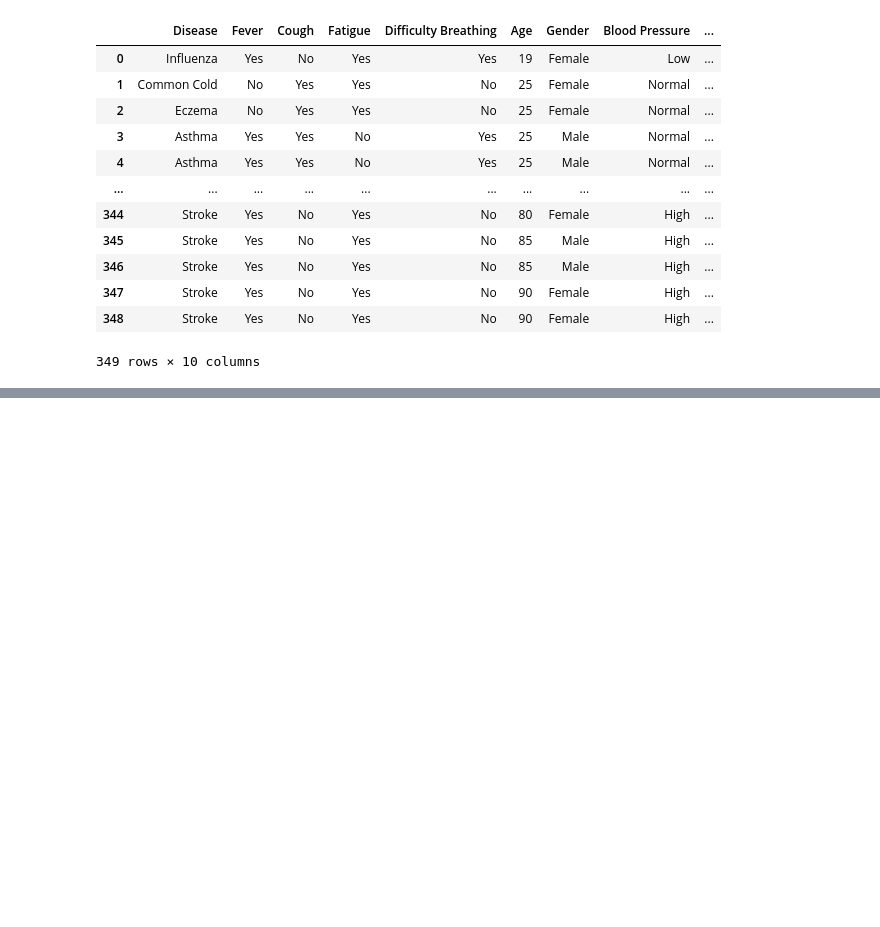
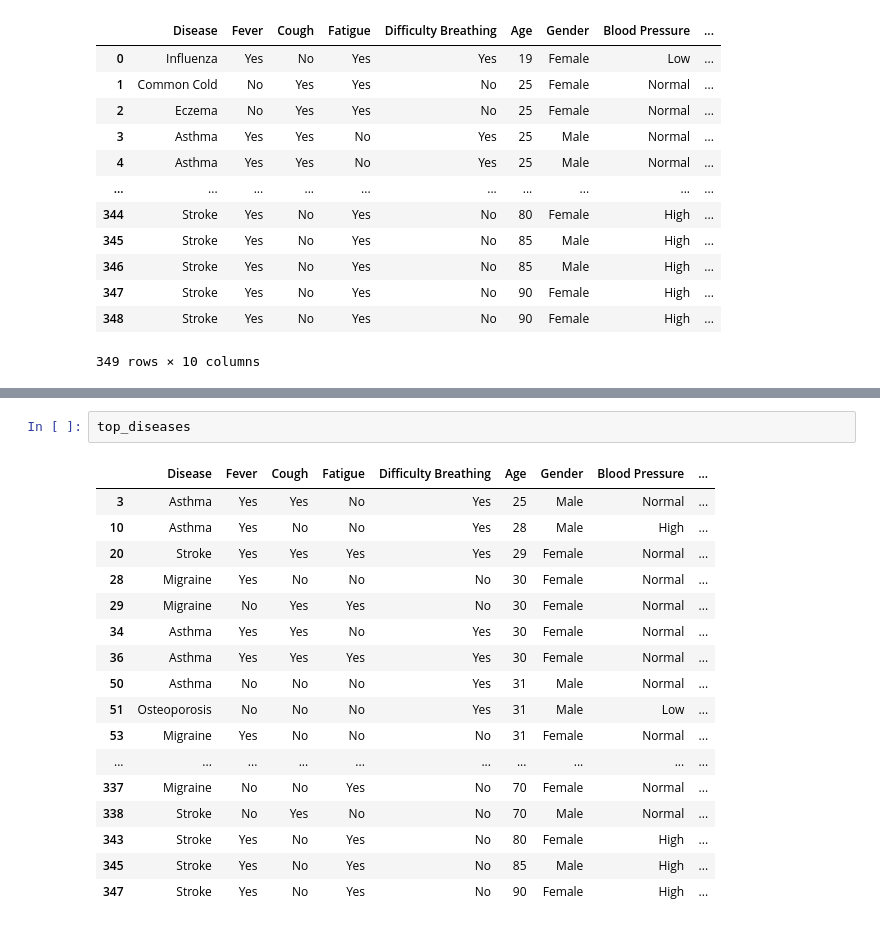
Before and after one commit to sidiquegithub/DISEASE-SYMPTOMS-AND-PATIENT-PROFILE-ANALYSIS, a Jupyter notebook: CODE/Untitled.ipynb, the cells around one changed output, grey strips where cells are left out. Saved outputs shown, nothing was run; the diff lists cells and outputs as text; blank space fills up the shorter version.

```diff
--- a/CODE/Untitled.ipynb
+++ b/CODE/Untitled.ipynb
@@ -23,0 +78,20 @@ data
+# %%
+top_diseases
+# %% [output]
+|  | Disease | Fever | Cough | Fatigue | Difficulty Breathing | Age | Gender | Blood Pressure | ... |
+| 3 | Asthma | Yes | Yes | No | Yes | 25 | Male | Normal | ... |
+| 10 | Asthma | Yes | No | No | Yes | 28 | Male | High | ... |
+| 20 | Stroke | Yes | Yes | Yes | Yes | 29 | Female | Normal | ... |
+| 28 | Migraine | Yes | No | No | No | 30 | Female | Normal | ... |
+| 29 | Migraine | No | Yes | Yes | No | 30 | Female | Normal | ... |
+| 34 | Asthma | Yes | Yes | No | Yes | 30 | Female | Normal | ... |
+| 36 | Asthma | Yes | Yes | Yes | Yes | 30 | Female | Normal | ... |
+| 50 | Asthma | No | No | No | Yes | 31 | Male | Normal | ... |
+| 51 | Osteoporosis | No | No | No | Yes | 31 | Male | Low | ... |
+| 53 | Migraine | Yes | No | No | No | 31 | Female | Normal | ... |
+| ... | ... | ... | ... | ... | ... | ... | ... | ... | ... |
+| 337 | Migraine | No | No | Yes | No | 70 | Female | Normal | ... |
+| 338 | Stroke | No | Yes | No | No | 70 | Male | Normal | ... |
+| 343 | Stroke | Yes | No | Yes | No | 80 | Female | High | ... |
+| 345 | Stroke | Yes | No | Yes | No | 85 | Male | High | ... |
+| 347 | Stroke | Yes | No | Yes | No | 90 | Female | High | ... |
```
Also changed, not shown: parts of 14 cells of this notebook.
